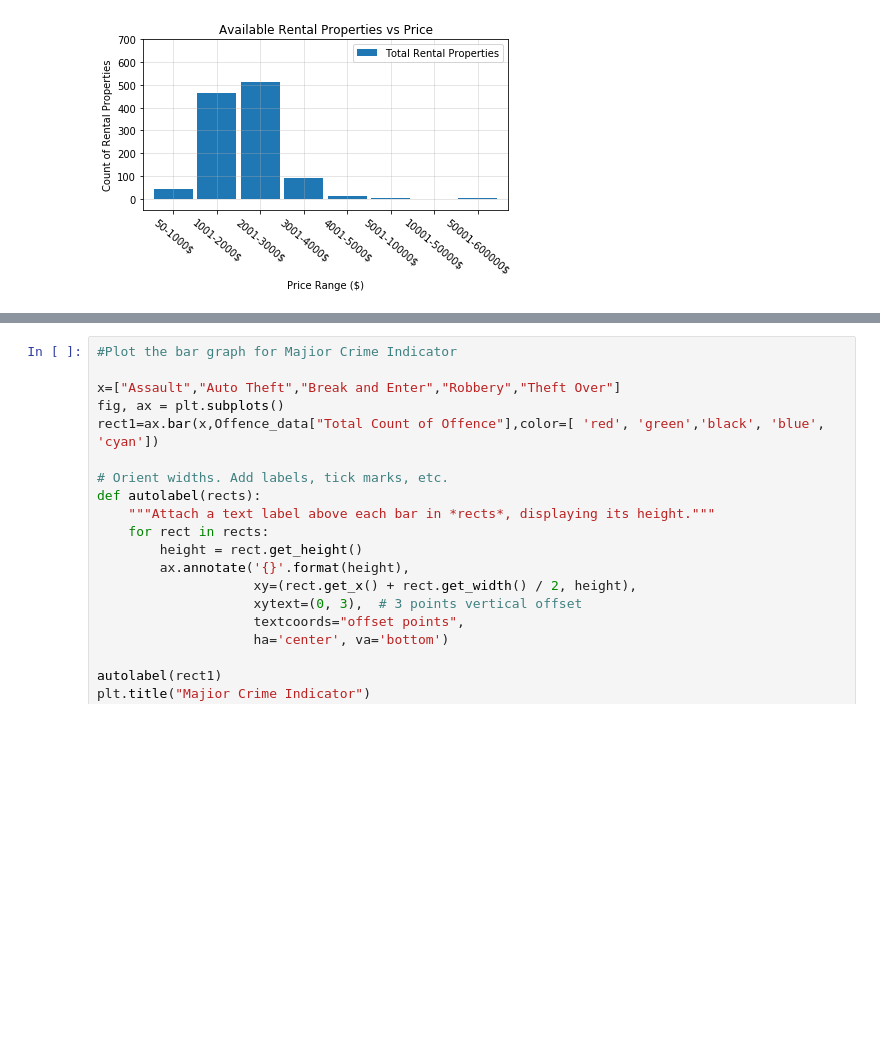
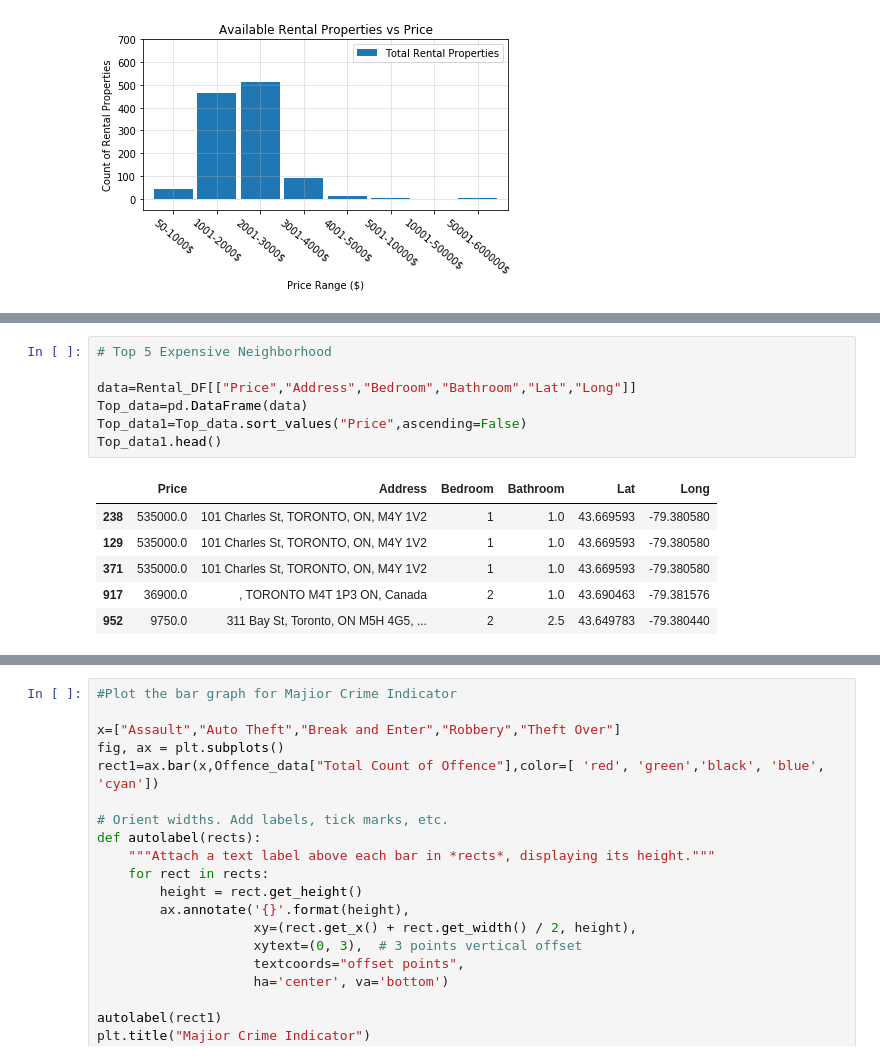
Before and after one commit to NitinMadaan/TDOT-Project, a Jupyter notebook: Project1.ipynb, the cells around one changed output, grey strips where cells are left out. Cells and saved outputs as stored; diff of their text form; blank space fills up the shorter version.

```diff
--- a/Project1.ipynb
+++ b/Project1.ipynb
@@ -74,0 +82,14 @@ plt.tight_layout()
+# %%
+# Top 5 Expensive Neighborhood
+
+data=Rental_DF[["Price","Address","Bedroom","Bathroom","Lat","Long"]]
+Top_data=pd.DataFrame(data)
+Top_data1=Top_data.sort_values("Price",ascending=False)
+Top_data1.head()
+# %% [output]
+|  | Price | Address | Bedroom | Bathroom | Lat | Long |
+| 238 | 535000.0 | 101 Charles St, TORONTO, ON, M4Y 1V2 | 1 | 1.0 | 43.669593 | -79.380580 |
+| 129 | 535000.0 | 101 Charles St, TORONTO, ON, M4Y 1V2 | 1 | 1.0 | 43.669593 | -79.380580 |
+| 371 | 535000.0 | 101 Charles St, TORONTO, ON, M4Y 1V2 | 1 | 1.0 | 43.669593 | -79.380580 |
+| 917 | 36900.0 | , TORONTO M4T 1P3 ON, Canada | 2 | 1.0 | 43.690463 | -79.381576 |
+| 952 | 9750.0 | 311 Bay St, Toronto, ON M5H 4G5, ... | 2 | 2.5 | 43.649783 | -79.380440 |
```
Also changed, not shown: parts of 22 cells of this notebook, 2 other files.
